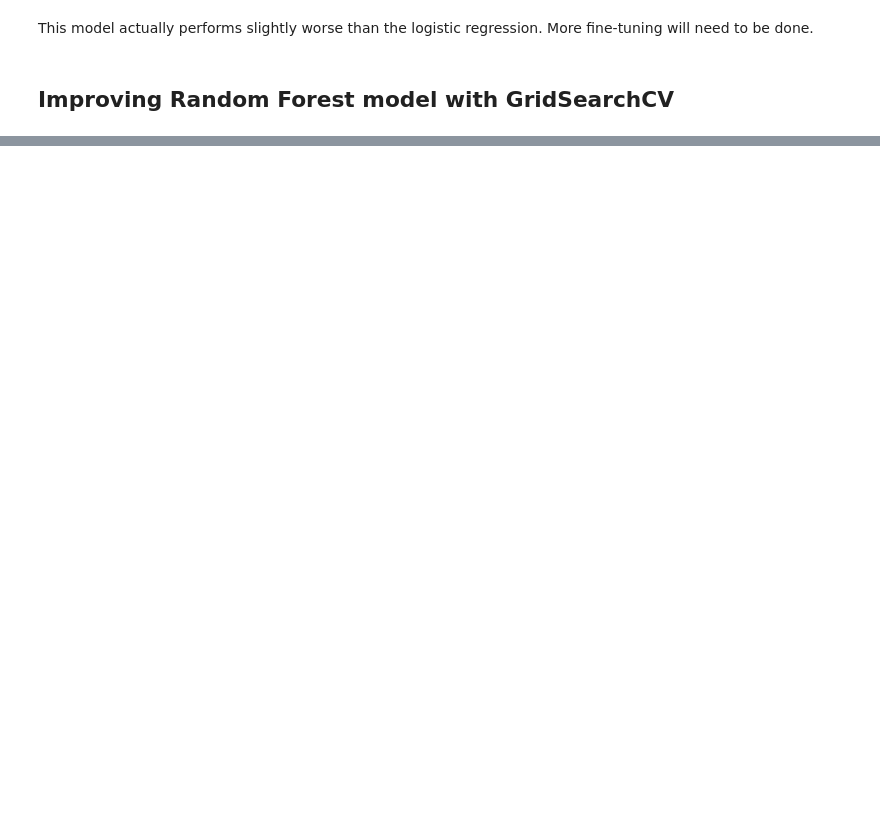
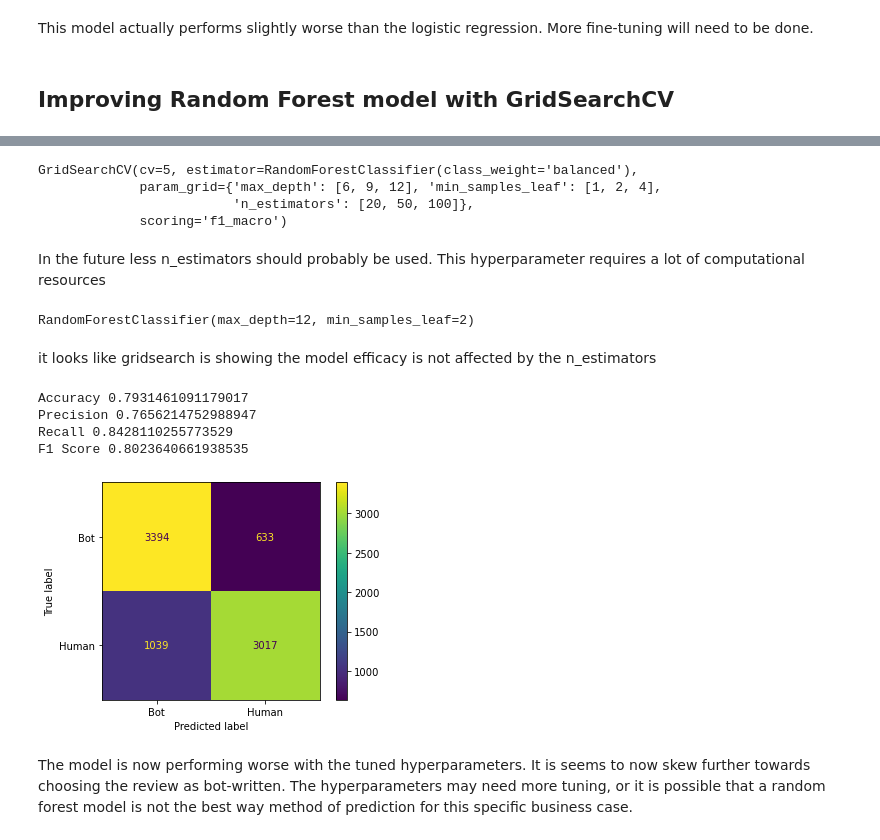
Before and after one commit to nkirbabas/AI_Academy_Capstone, a Jupyter notebook: AI Academy Capstone.ipynb, the cells around one changed output, grey strips where cells are left out. Cells and saved outputs as stored; diff of their text form; code cells hidden in the pictures; blank space fills up the shorter version.

Commit message:
added fine tuned model and updated part of the business case

```diff
--- a/AI Academy Capstone.ipynb
+++ b/AI Academy Capstone.ipynb
@@ -293,3 +298,11 @@ F1 Score 0.8624096385542168
 This model actually performs slightly worse than the logistic regression. More fine-tuning will need to be done.
 # %% [markdown]
 ## Improving Random Forest model with GridSearchCV
+# %%
+#import GridSearch
+from sklearn.model_selection import GridSearchCV
+
+#Create and define parameter gird to search
+param_grid = { 'n_estimators': [20, 50, 100],
+              'max_depth': [6,9,12],
+              'min_samples_leaf': [1,2,4] }
@@ -295,0 +311,50 @@ This model actually performs slightly worse than the logistic regression. More f
+# %%
+#initializing the random forest classifier and the grid search
+rf = RandomForestClassifier(class_weight= 'balanced')
+grid_rfc = GridSearchCV(rf, param_grid, cv = 5, scoring='f1_macro')
+
+#fitting the grid search to the training data
+grid_rfc.fit(X_train, y_train)
+# %% [output]
+GridSearchCV(cv=5, estimator=RandomForestClassifier(class_weight='balanced'),
+             param_grid={'max_depth': [6, 9, 12], 'min_samples_leaf': [1, 2, 4],
+                         'n_estimators': [20, 50, 100]},
+             scoring='f1_macro')
+# %% [markdown]
+In the future less n_estimators should probably be used. This hyperparameter requires a lot of computational resources
+# %%
+#get predictions using gridsearch
+best_params = grid_rfc.best_params_
+
+#Intialize new random forest classifier using new params
+best_rf = RandomForestClassifier(**best_params)
+
+#fit the classifier to the data
+best_rf.fit(X_train, y_train)
+# %% [output]
+RandomForestClassifier(max_depth=12, min_samples_leaf=2)
+# %% [markdown]
+it looks like gridsearch is showing the model efficacy is not affected by the n_estimators
+# %%
+y_preds_grid = best_rf.predict(X_test)
+# %%
+#print metrics
+print("Accuracy", accuracy_score(y_test,y_preds_grid))
+print("Precision", precision_score(y_test,y_preds_grid, pos_label = 0))
+print("Recall", recall_score(y_test,y_preds_grid, pos_label = 0))
+print("F1 Score", f1_score(y_test,y_preds_grid, pos_label = 0))
+
+#confusion matrix to help better visualize results
+confusion_matrix = metrics.confusion_matrix(y_test, y_preds_grid)
+matrix_chart = metrics.ConfusionMatrixDisplay(
+    confusion_matrix = confusion_matrix, display_labels = ['Bot', 'Human'])
+matrix_chart.plot()
+plt.show()
+# %% [output]
+Accuracy 0.7931461091179017
+Precision 0.7656214752988947
+Recall 0.8428110255773529
+F1 Score 0.8023640661938535
+[figure, added]
+# %% [markdown]
+The model is now performing worse with the tuned hyperparameters. It is seems to now skew further towards choosing the review as bot-written. The hyperparameters may need more tuning, or it is possible that a random forest model is not the best way method of prediction for this specific business case.
```
Also changed, not shown: parts of 5 cells of this notebook.
